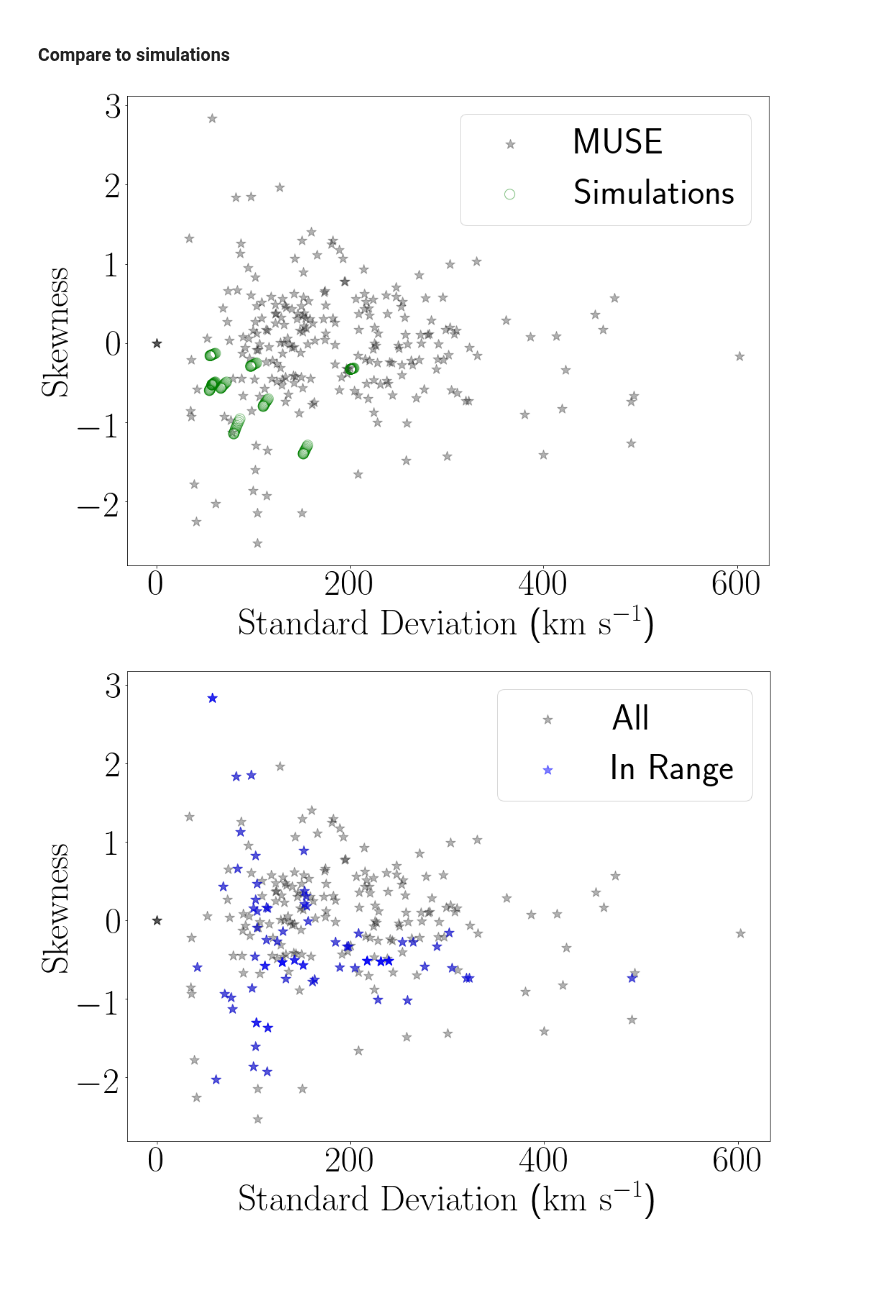
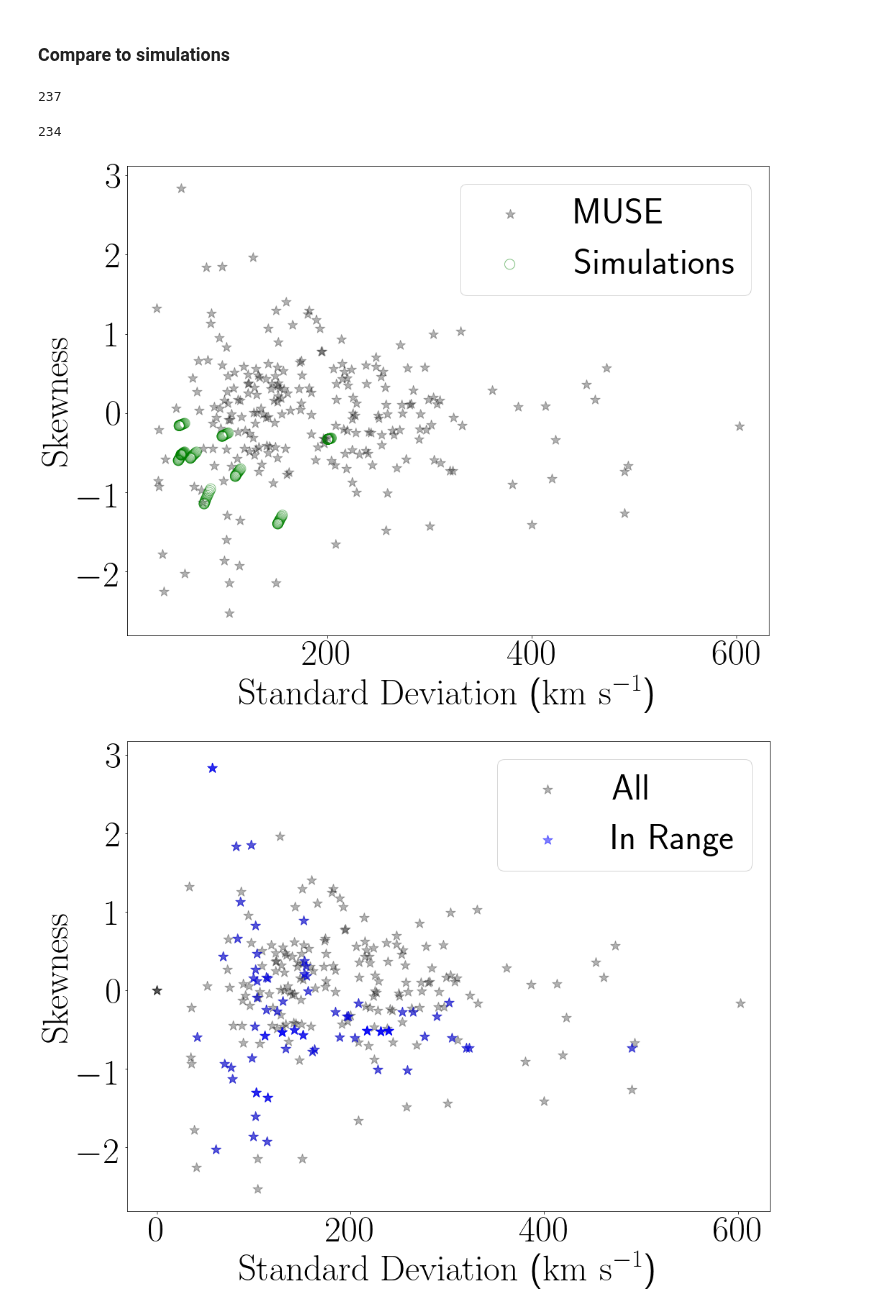
Before and after one commit to astroandes/CLARA_RotationOutflows, a Jupyter notebook: muse/muse_data.ipynb, the cells around one changed output. Drawn from its saved outputs; the diff is of its cells as text; code cells hidden in the pictures; blank space fills up the shorter version.

Commit message:
muse data

```diff
--- a/muse/muse_data.ipynb
+++ b/muse/muse_data.ipynb
@@ -450,6 +450,7 @@ logtaus = [5, 6, 7]
 
 std_doppler_scatter, skw_doppler_scatter = [], []
 candidates_std_scatter, candidates_skw_scatter = [], []
+candidates_std_only_scatter, candidates_skw_only_scatter = [], []
 
 for logtau in logtaus:
     for vout in vouts:
@@ -491,6 +492,8 @@ for logtau in logtaus:
                 candidates_std_scatter.append(std)
                 candidates_skw_scatter.append(skw)
 
+                candidates_std_only_scatter.append(std)
+
             if (skw_in_range):
                 vrot_skw = f_skw(skw)
                 candidates_indices_skw.append(i)
@@ -500,6 +503,8 @@ for logtau in logtaus:
                 candidates_std_scatter.append(std)
                 candidates_skw_scatter.append(skw)
 
+                candidates_skw_only_scatter.append(skw)
+
             if (std_in_range and skw_in_range):
                 print(i)
                 #delta_vrot = np.abs( vrot_std - vrot_skw )
@@ -508,17 +513,32 @@ for logtau in logtaus:
 # %%
 plt.rc('text', usetex=True)
 plt.rc('font', size=50)
+# %%
+n_lya
+# %% [output]
+237
+# %%
+#good_quality = np.where((lya_qs != 'x') & (lya_qs != 'c'))[0]
+good_quality = np.where((lya_qs != 'x'))[0]
+
+lya_std_qfiltered = np.array(lya_stds)[good_quality]
+lya_skw_qfiltered = np.array(lya_skws)[good_quality]
+
+len(good_quality)
+# %% [output]
+234
 # %%
 plt.figure(figsize=(16,12))
-plt.scatter(lya_stds, lya_skws, marker='*', alpha=0.3, c='k', label='MUSE', s=200)
+#plt.scatter(lya_stds, lya_skws, marker='*', alpha=0.3, c='k', label='MUSE', s=200)
+plt.scatter(lya_std_qfiltered, lya_skw_qfiltered, marker='*', alpha=0.3, c='k', label='MUSE', s=200)
 plt.scatter(std_doppler_scatter, skw_doppler_scatter, marker='o', alpha=0.5, facecolors='none', edgecolors='g',
             label='Simulations', s=200)
 plt.legend()
 plt.xlabel('$\mathrm{Standard\;Deviation}$ ($\mathrm{km}$ $\mathrm{s^{-1}}$)')
 plt.ylabel('$\mathrm{Skewness}$')
 plt.savefig('muse_vs_simulations.pdf', format='pdf', transparent=False, bbox_inches='tight', pad_inches=0.2)
 # %% [output]
-[figure, old version]
+[figure, new version]
 # %%
 plt.figure(figsize=(16,12))
 plt.scatter(lya_stds, lya_skws, marker='*', alpha=0.3, c='k', label='All', s=200)
```
Also changed, not shown: parts of 2 cells of this notebook, 4 other files.
